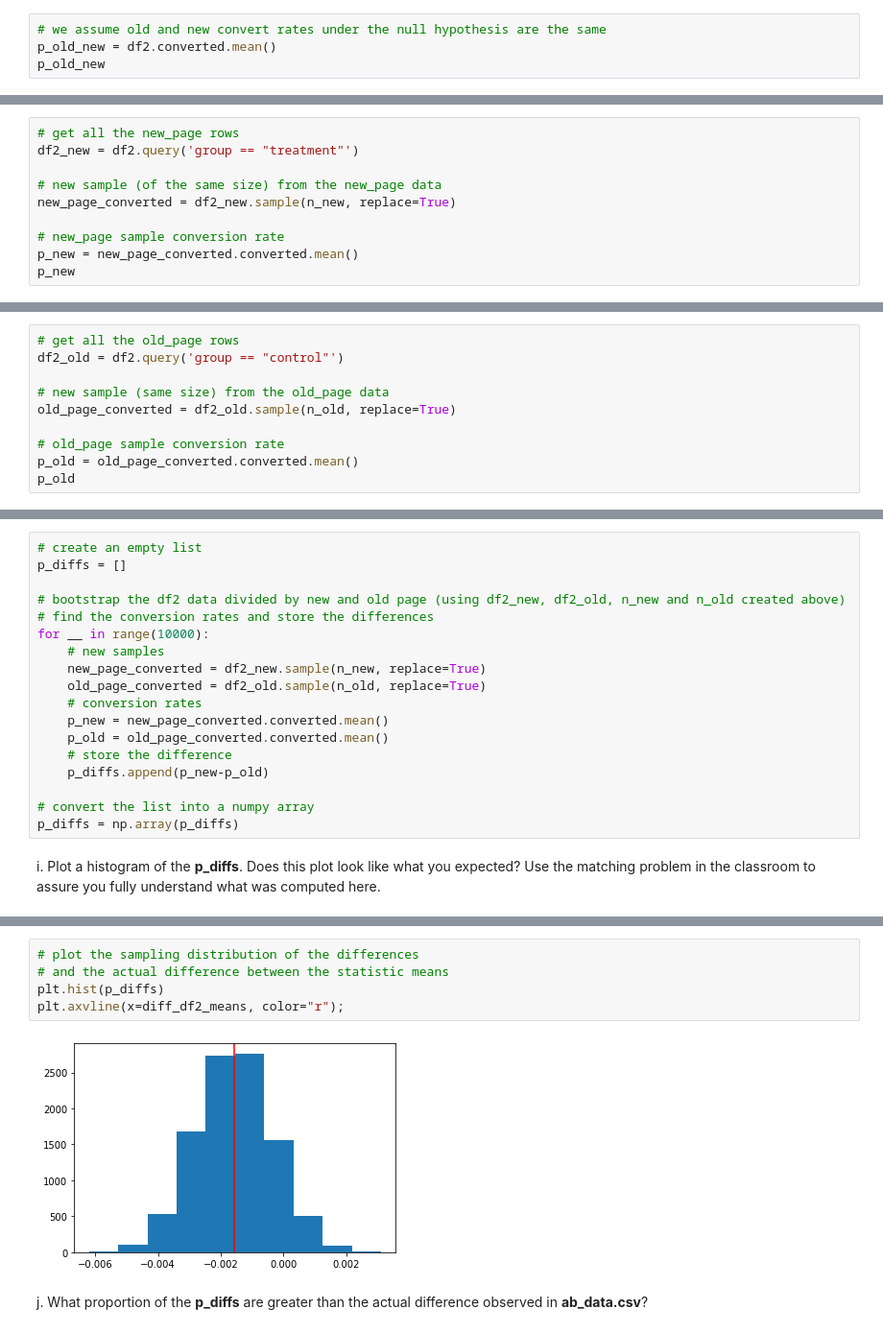
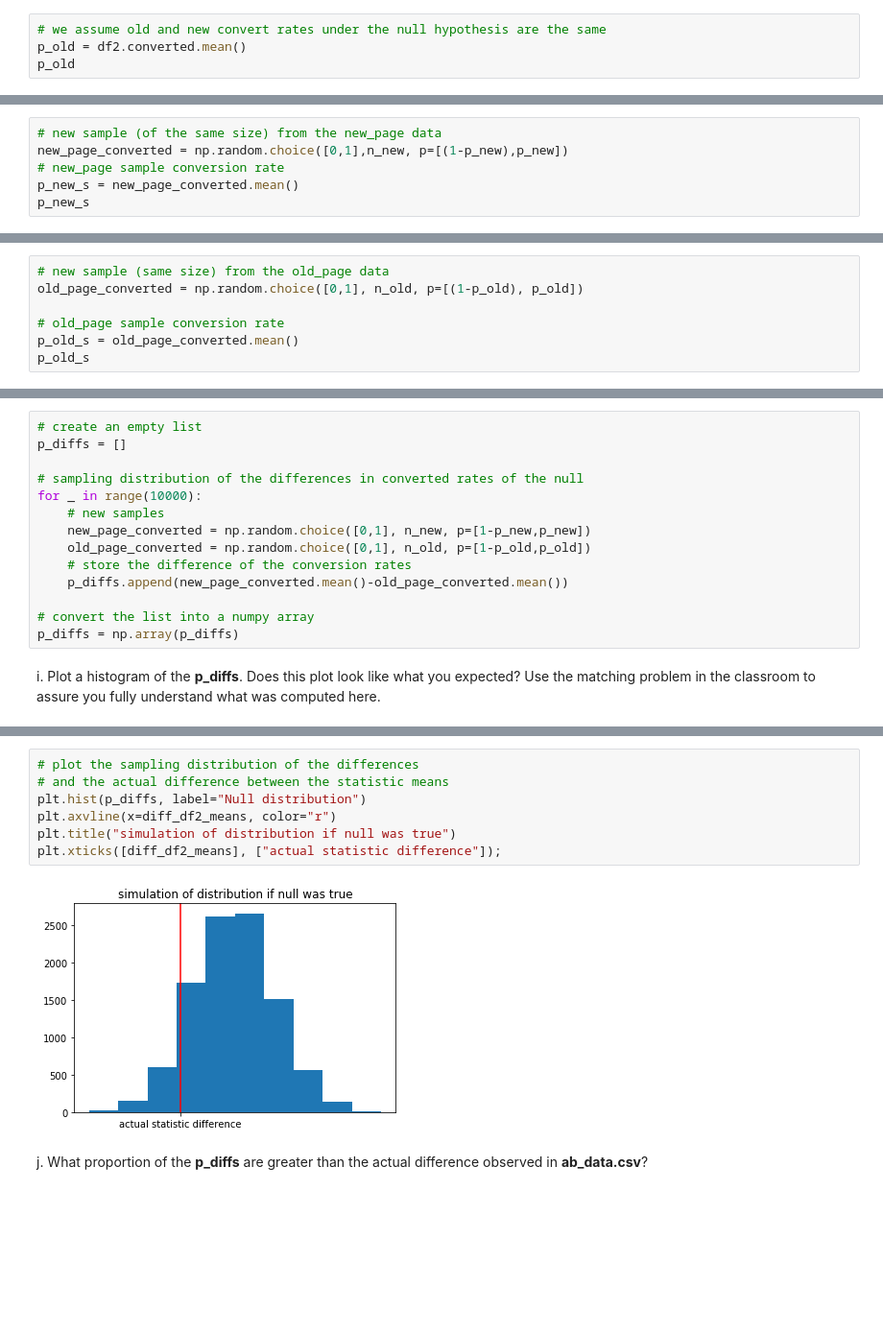
Before and after one commit to annapedroni/AnalyzeABTestResults, a Jupyter notebook: Analyze_ab_test_results_notebook.ipynb, the cells around one changed output, grey strips where cells are left out. Shown at 96% size. Saved outputs shown, nothing was run; the diff lists cells and outputs as text; blank space fills up the shorter version.

```diff
--- a/Analyze_ab_test_results_notebook.ipynb
+++ b/Analyze_ab_test_results_notebook.ipynb
@@ -218,8 +219,8 @@ df2.converted.mean()
 b. What is the **convert rate** for $p_{old}$ under the null? <br><br>
 # %%
 # we assume old and new convert rates under the null hypothesis are the same
-p_old_new = df2.converted.mean()
-p_old_new
+p_old = df2.converted.mean()
+p_old
 # %% [output]
 0.11959708724499628
 # %% [markdown]
@@ -241,13 +242,9 @@ n_old
 # %% [markdown]
 e. Simulate $n_{new}$ transactions with a convert rate of $p_{new}$ under the null.  Store these $n_{new}$ 1's and 0's in **new_page_converted**.
 # %%
-# get all the new_page rows
-df2_new = df2.query('group == "treatment"')
-
 # new sample (of the same size) from the new_page data
-new_page_converted = df2_new.sample(n_new, replace=True)
-
+new_page_converted = np.random.choice([0,1],n_new, p=[(1-p_new),p_new])
 # new_page sample conversion rate
-p_new = new_page_converted.converted.mean()
-p_new
+p_new_s = new_page_converted.mean()
+p_new_s
 # %% [output]
@@ -255,13 +252,10 @@ p_new
 # %% [markdown]
 f. Simulate $n_{old}$ transactions with a convert rate of $p_{old}$ under the null.  Store these $n_{old}$ 1's and 0's in **old_page_converted**.
 # %%
-# get all the old_page rows
-df2_old = df2.query('group == "control"')
-
 # new sample (same size) from the old_page data
-old_page_converted = df2_old.sample(n_old, replace=True)
+old_page_converted = np.random.choice([0,1], n_old, p=[(1-p_old), p_old])
 
 # old_page sample conversion rate
-p_old = old_page_converted.converted.mean()
-p_old
+p_old_s = old_page_converted.mean()
+p_old_s
 # %% [output]
@@ -279,17 +273,13 @@ h. Simulate 10,000 $p_{new}$ - $p_{old}$ values using this same process similarl
 # create an empty list
 p_diffs = []
 
-# bootstrap the df2 data divided by new and old page (using df2_new, df2_old, n_new and n_old created above)
-# find the conversion rates and store the differences
-for __ in range(10000):
+# sampling distribution of the differences in converted rates of the null
+for _ in range(10000):
     # new samples
-    new_page_converted = df2_new.sample(n_new, replace=True)
-    old_page_converted = df2_old.sample(n_old, replace=True)
-    # conversion rates
-    p_new = new_page_converted.converted.mean()
-    p_old = old_page_converted.converted.mean()
-    # store the difference
-    p_diffs.append(p_new-p_old)
+    new_page_converted = np.random.choice([0,1], n_new, p=[1-p_new,p_new])
+    old_page_converted = np.random.choice([0,1], n_old, p=[1-p_old,p_old])
+    # store the difference of the conversion rates
+    p_diffs.append(new_page_converted.mean()-old_page_converted.mean())
 
 # convert the list into a numpy array
 p_diffs = np.array(p_diffs)
@@ -301,10 +298,12 @@ diff_df2_means = df2_new.converted.mean() - df2_old.converted.mean()
 # %%
 # plot the sampling distribution of the differences
 # and the actual difference between the statistic means
-plt.hist(p_diffs)
-plt.axvline(x=diff_df2_means, color="r");
+plt.hist(p_diffs, label="Null distribution")
+plt.axvline(x=diff_df2_means, color="r")
+plt.title("simulation of distribution if null was true")
+plt.xticks([diff_df2_means], ["actual statistic difference"]);
 # %% [output]
-[figure, old version]
+[figure, new version]
 # %% [markdown]
 j. What proportion of the **p_diffs** are greater than the actual difference observed in **ab_data.csv**?
 # %%
```
Also changed, not shown: parts of 21 cells of this notebook.
